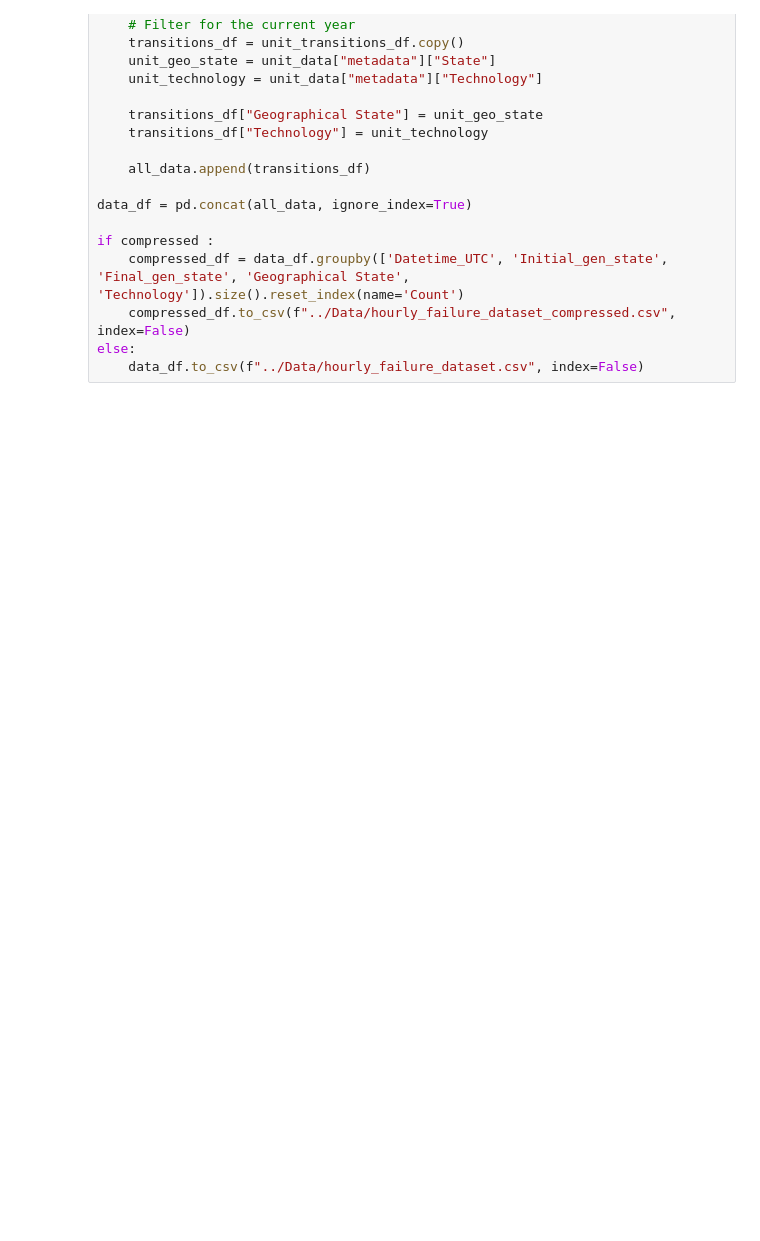
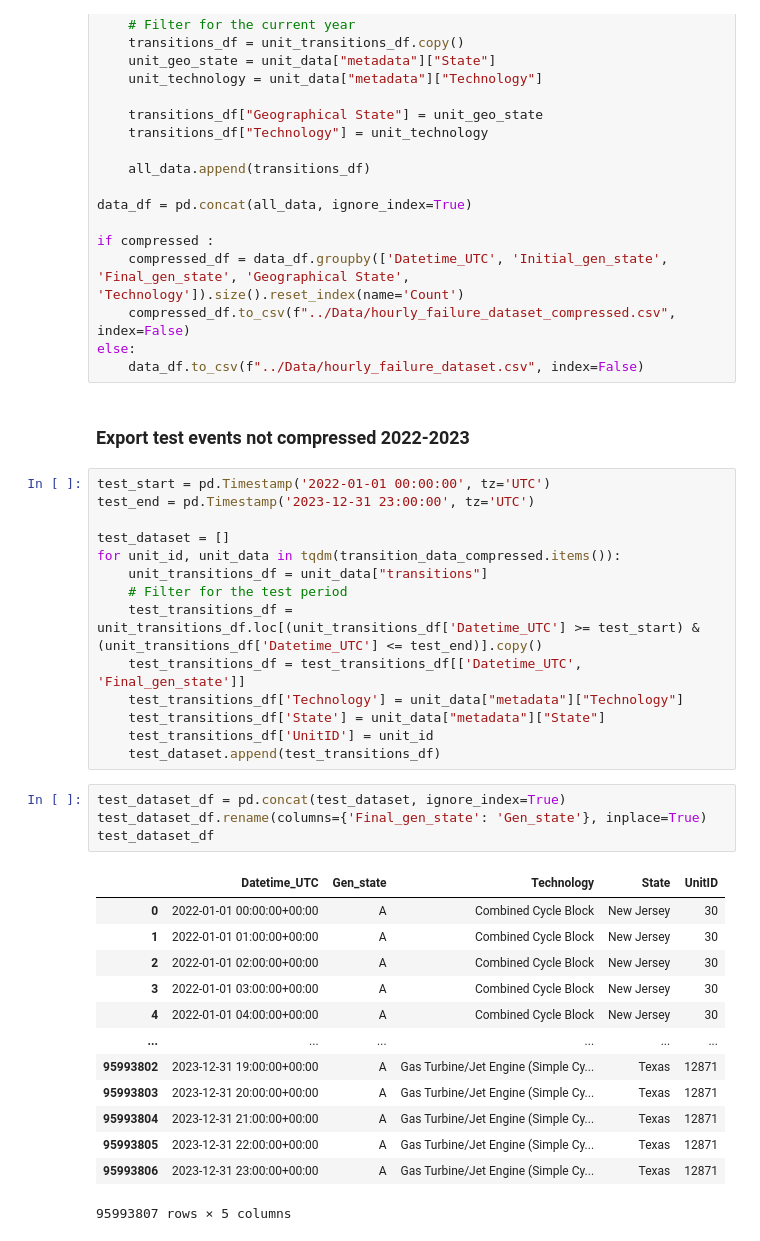
Before and after one commit to malo-lahogue/Generator-outage-probability, a Jupyter notebook: Notebooks/Hourly_failure_dataset.ipynb, the cells around one changed output. Saved outputs shown, nothing was run; the diff lists cells and outputs as text; blank space fills up the shorter version.

```diff
--- a/Notebooks/Hourly_failure_dataset.ipynb
+++ b/Notebooks/Hourly_failure_dataset.ipynb
@@ -224,3 +222,37 @@ if compressed :
     compressed_df.to_csv(f"../Data/hourly_failure_dataset_compressed.csv", index=False)
 else:
     data_df.to_csv(f"../Data/hourly_failure_dataset.csv", index=False)
+# %% [markdown]
+### Export test events not compressed 2022-2023
+# %%
+test_start = pd.Timestamp('2022-01-01 00:00:00', tz='UTC')
+test_end = pd.Timestamp('2023-12-31 23:00:00', tz='UTC')
+
+test_dataset = []
+for unit_id, unit_data in tqdm(transition_data_compressed.items()):
+    unit_transitions_df = unit_data["transitions"]
+    # Filter for the test period
+    test_transitions_df = unit_transitions_df.loc[(unit_transitions_df['Datetime_UTC'] >= test_start) & (unit_transitions_df['Datetime_UTC'] <= test_end)].copy()
+    test_transitions_df = test_transitions_df[['Datetime_UTC', 'Final_gen_state']]
+    test_transitions_df['Technology'] = unit_data["metadata"]["Technology"]
+    test_transitions_df['State'] = unit_data["metadata"]["State"]
+    test_transitions_df['UnitID'] = unit_id
+    test_dataset.append(test_transitions_df)
+# %%
+test_dataset_df = pd.concat(test_dataset, ignore_index=True)
+test_dataset_df.rename(columns={'Final_gen_state': 'Gen_state'}, inplace=True)
+test_dataset_df
+# %% [output]
+|  | Datetime_UTC | Gen_state | Technology | State | UnitID |
+| 0 | 2022-01-01 00:00:00+00:00 | A | Combined Cycle Block | New Jersey | 30 |
+| 1 | 2022-01-01 01:00:00+00:00 | A | Combined Cycle Block | New Jersey | 30 |
+| 2 | 2022-01-01 02:00:00+00:00 | A | Combined Cycle Block | New Jersey | 30 |
+| 3 | 2022-01-01 03:00:00+00:00 | A | Combined Cycle Block | New Jersey | 30 |
+| 4 | 2022-01-01 04:00:00+00:00 | A | Combined Cycle Block | New Jersey | 30 |
+| ... | ... | ... | ... | ... | ... |
+| 95993802 | 2023-12-31 19:00:00+00:00 | A | Gas Turbine/Jet Engine (Simple Cy... | Texas | 12871 |
+| 95993803 | 2023-12-31 20:00:00+00:00 | A | Gas Turbine/Jet Engine (Simple Cy... | Texas | 12871 |
+| 95993804 | 2023-12-31 21:00:00+00:00 | A | Gas Turbine/Jet Engine (Simple Cy... | Texas | 12871 |
+| 95993805 | 2023-12-31 22:00:00+00:00 | A | Gas Turbine/Jet Engine (Simple Cy... | Texas | 12871 |
+| 95993806 | 2023-12-31 23:00:00+00:00 | A | Gas Turbine/Jet Engine (Simple Cy... | Texas | 12871 |
+95993807 rows × 5 columns
```
Also changed, not shown: parts of 2 cells of this notebook, 9 other files.
